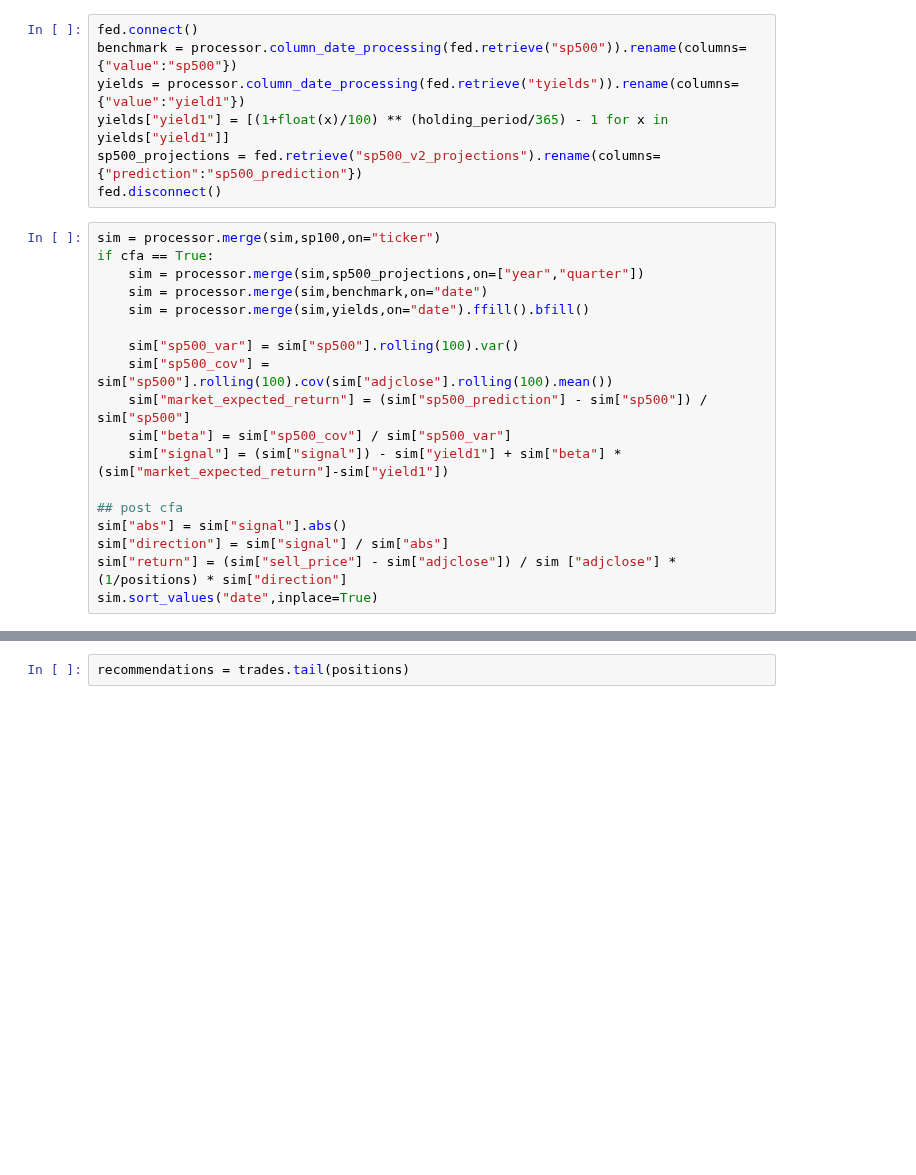
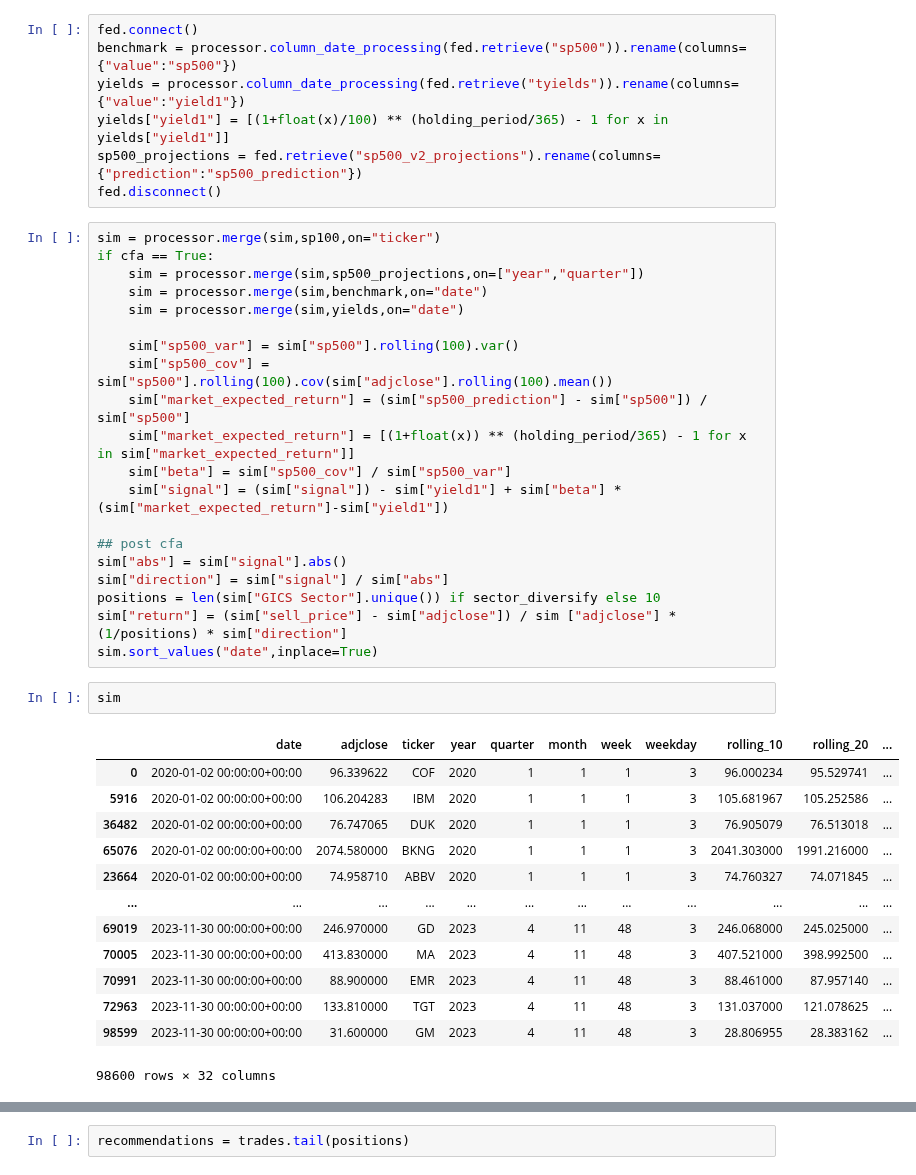
Before and after one commit to chung-ejy/sapling, a Jupyter notebook: algo.ipynb, the cells around one changed output, grey strips where cells are left out. Cells and saved outputs as stored; diff of their text form; blank space fills up the shorter version.

```diff
--- a/algo.ipynb
+++ b/algo.ipynb
@@ -121,19 +106,37 @@ sim = processor.merge(sim,sp100,on="ticker")
 if cfa == True:
     sim = processor.merge(sim,sp500_projections,on=["year","quarter"])
     sim = processor.merge(sim,benchmark,on="date")
-    sim = processor.merge(sim,yields,on="date").ffill().bfill()
+    sim = processor.merge(sim,yields,on="date")
 
     sim["sp500_var"] = sim["sp500"].rolling(100).var()
     sim["sp500_cov"] = sim["sp500"].rolling(100).cov(sim["adjclose"].rolling(100).mean())
     sim["market_expected_return"] = (sim["sp500_prediction"] - sim["sp500"]) / sim["sp500"]
+    sim["market_expected_return"] = [(1+float(x)) ** (holding_period/365) - 1 for x in sim["market_expected_return"]]
     sim["beta"] = sim["sp500_cov"] / sim["sp500_var"]
     sim["signal"] = (sim["signal"]) - sim["yield1"] + sim["beta"] * (sim["market_expected_return"]-sim["yield1"])
 
 ## post cfa
 sim["abs"] = sim["signal"].abs()
 sim["direction"] = sim["signal"] / sim["abs"]
+positions = len(sim["GICS Sector"].unique()) if sector_diversify else 10
 sim["return"] = (sim["sell_price"] - sim["adjclose"]) / sim ["adjclose"] * (1/positions) * sim["direction"]
 sim.sort_values("date",inplace=True)
+# %%
+sim
+# %% [output]
+|  | date | adjclose | ticker | year | quarter | month | week | weekday | rolling_10 | rolling_20 | ... |
+| 0 | 2020-01-02 00:00:00+00:00 | 96.339622 | COF | 2020 | 1 | 1 | 1 | 3 | 96.000234 | 95.529741 | ... |
+| 5916 | 2020-01-02 00:00:00+00:00 | 106.204283 | IBM | 2020 | 1 | 1 | 1 | 3 | 105.681967 | 105.252586 | ... |
+| 36482 | 2020-01-02 00:00:00+00:00 | 76.747065 | DUK | 2020 | 1 | 1 | 1 | 3 | 76.905079 | 76.513018 | ... |
+| 65076 | 2020-01-02 00:00:00+00:00 | 2074.580000 | BKNG | 2020 | 1 | 1 | 1 | 3 | 2041.303000 | 1991.216000 | ... |
+| 23664 | 2020-01-02 00:00:00+00:00 | 74.958710 | ABBV | 2020 | 1 | 1 | 1 | 3 | 74.760327 | 74.071845 | ... |
+| ... | ... | ... | ... | ... | ... | ... | ... | ... | ... | ... | ... |
+| 69019 | 2023-11-30 00:00:00+00:00 | 246.970000 | GD | 2023 | 4 | 11 | 48 | 3 | 246.068000 | 245.025000 | ... |
+| 70005 | 2023-11-30 00:00:00+00:00 | 413.830000 | MA | 2023 | 4 | 11 | 48 | 3 | 407.521000 | 398.992500 | ... |
+| 70991 | 2023-11-30 00:00:00+00:00 | 88.900000 | EMR | 2023 | 4 | 11 | 48 | 3 | 88.461000 | 87.957140 | ... |
+| 72963 | 2023-11-30 00:00:00+00:00 | 133.810000 | TGT | 2023 | 4 | 11 | 48 | 3 | 131.037000 | 121.078625 | ... |
+| 98599 | 2023-11-30 00:00:00+00:00 | 31.600000 | GM | 2023 | 4 | 11 | 48 | 3 | 28.806955 | 28.383162 | ... |
+98600 rows × 32 columns
 # %%
 ## backtest
 trades = sim[sim["weekday"]==4]
```
Also changed, not shown: parts of 11 cells of this notebook.
